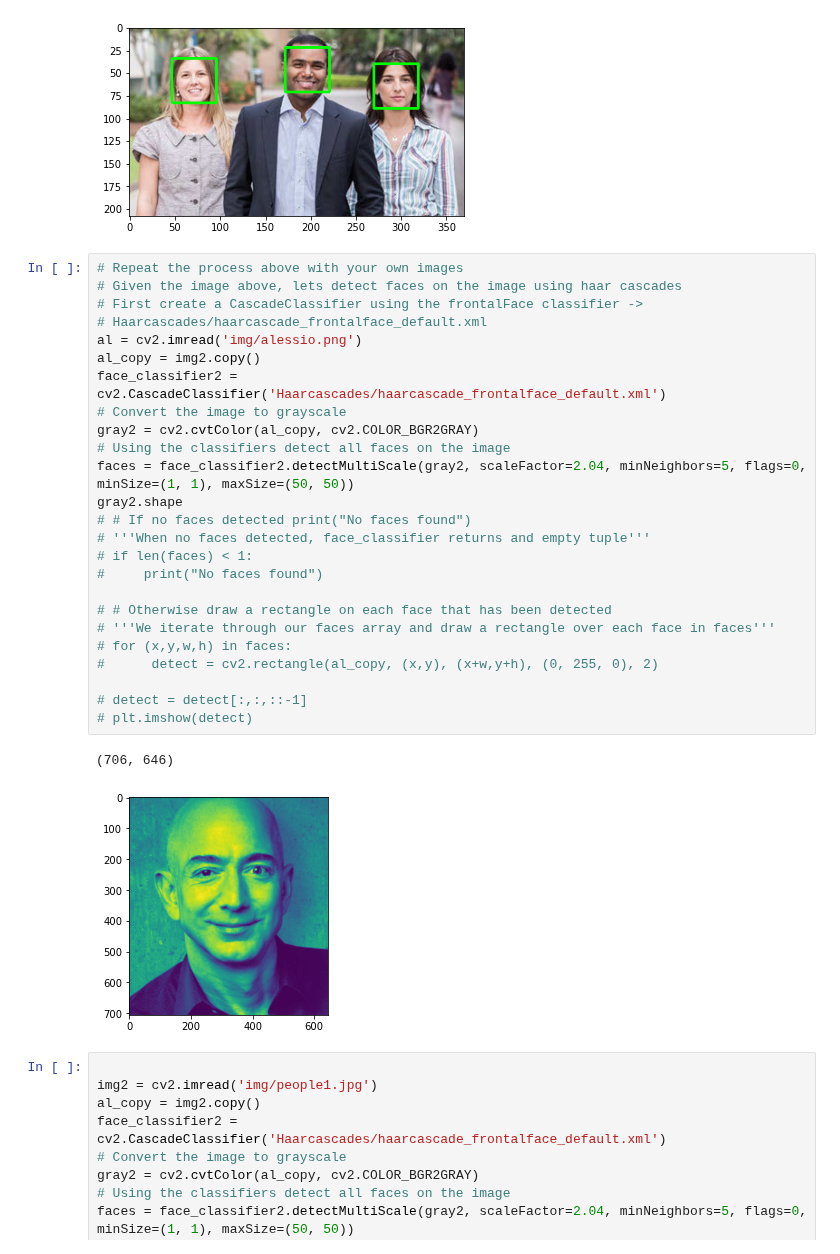
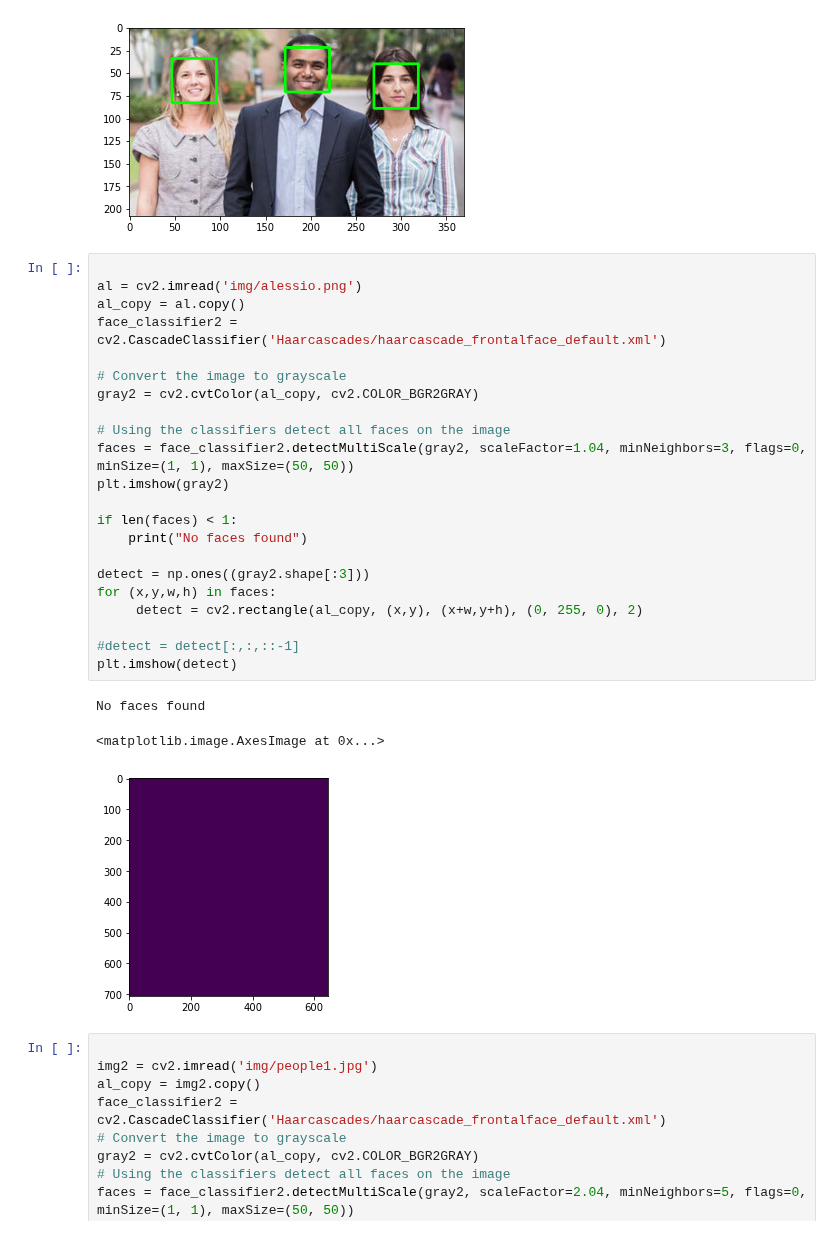
Before and after one commit to shahidqureshi01/AI, a Jupyter notebook: M6_Computer_Vision/07. Template matching, corners and Haar cascades/Haar Cascades.ipynb, the cells around one changed output. Drawn from its saved outputs; the diff is of its cells as text.

Commit message:
update haar cascade for .png file

```diff
--- a/M6_Computer_Vision/07. Template matching, corners and Haar cascades/Haar Cascades.ipynb
+++ b/M6_Computer_Vision/07. Template matching, corners and Haar cascades/Haar Cascades.ipynb
@@ -42,33 +42,31 @@ WaldoScene2.png alessio.png     cars3.jpg       people2.jpg
 WaldoScene3.jpg cars1.jpg       chess.jpg       waldo.jpg
 [figure]
 # %%
-# Repeat the process above with your own images
-# Given the image above, lets detect faces on the image using haar cascades
-# First create a CascadeClassifier using the frontalFace classifier ->
-# Haarcascades/haarcascade_frontalface_default.xml
+
 al = cv2.imread('img/alessio.png')
-al_copy = img2.copy()
+al_copy = al.copy()
 face_classifier2 = cv2.CascadeClassifier('Haarcascades/haarcascade_frontalface_default.xml')
+
 # Convert the image to grayscale
 gray2 = cv2.cvtColor(al_copy, cv2.COLOR_BGR2GRAY)
+
 # Using the classifiers detect all faces on the image
-faces = face_classifier2.detectMultiScale(gray2, scaleFactor=2.04, minNeighbors=5, flags=0, minSize=(1, 1), maxSize=(50, 50))
-gray2.shape
-# # If no faces detected print("No faces found")
-# '''When no faces detected, face_classifier returns and empty tuple'''
-# if len(faces) < 1:
-#     print("No faces found")
+faces = face_classifier2.detectMultiScale(gray2, scaleFactor=1.04, minNeighbors=3, flags=0, minSize=(1, 1), maxSize=(50, 50))
+plt.imshow(gray2)
 
-# # Otherwise draw a rectangle on each face that has been detected
-# '''We iterate through our faces array and draw a rectangle over each face in faces'''
-# for (x,y,w,h) in faces:
-#      detect = cv2.rectangle(al_copy, (x,y), (x+w,y+h), (0, 255, 0), 2)
+if len(faces) < 1:
+    print("No faces found")
 
-# detect = detect[:,:,::-1]
-# plt.imshow(detect)
+detect = np.ones((gray2.shape[:3]))
+for (x,y,w,h) in faces:
+     detect = cv2.rectangle(al_copy, (x,y), (x+w,y+h), (0, 255, 0), 2)
+
+#detect = detect[:,:,::-1]
+plt.imshow(detect)
 # %% [output]
-(706, 646)
+No faces found
+<matplotlib.image.AxesImage at 0x...>
-[figure, old version]
+[figure, new version]
 # %%
 
 img2 = cv2.imread('img/people1.jpg')
```
